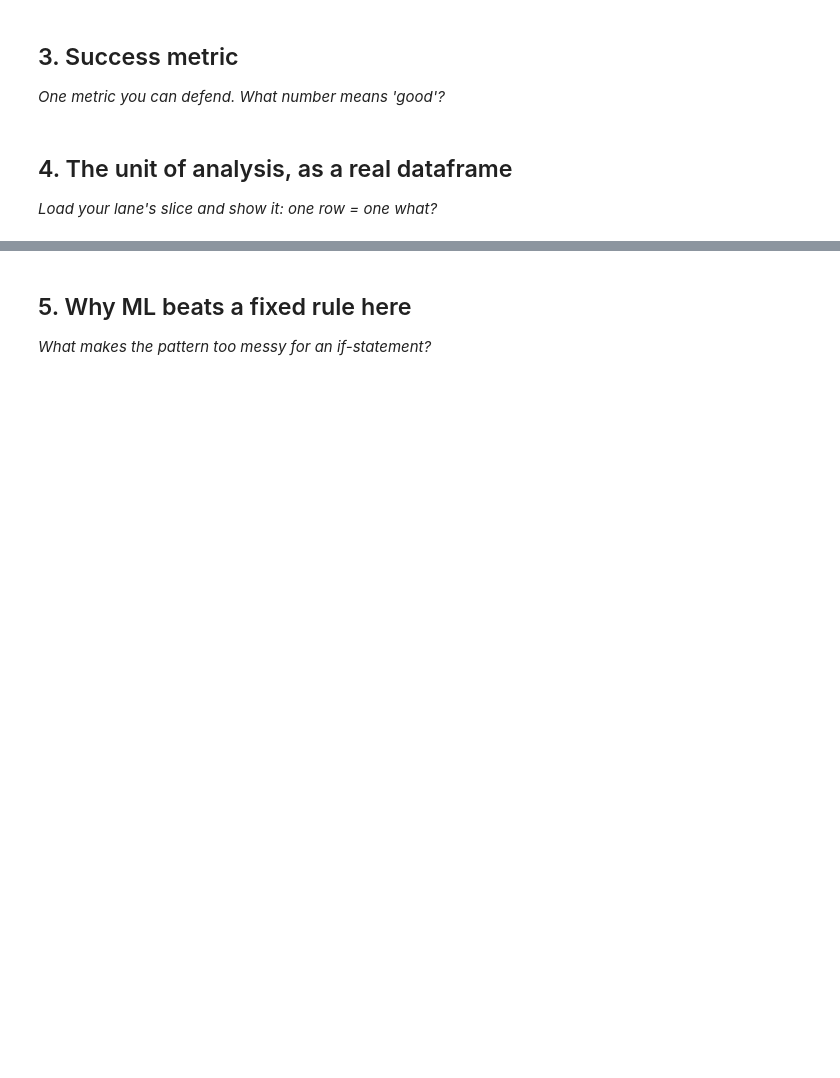
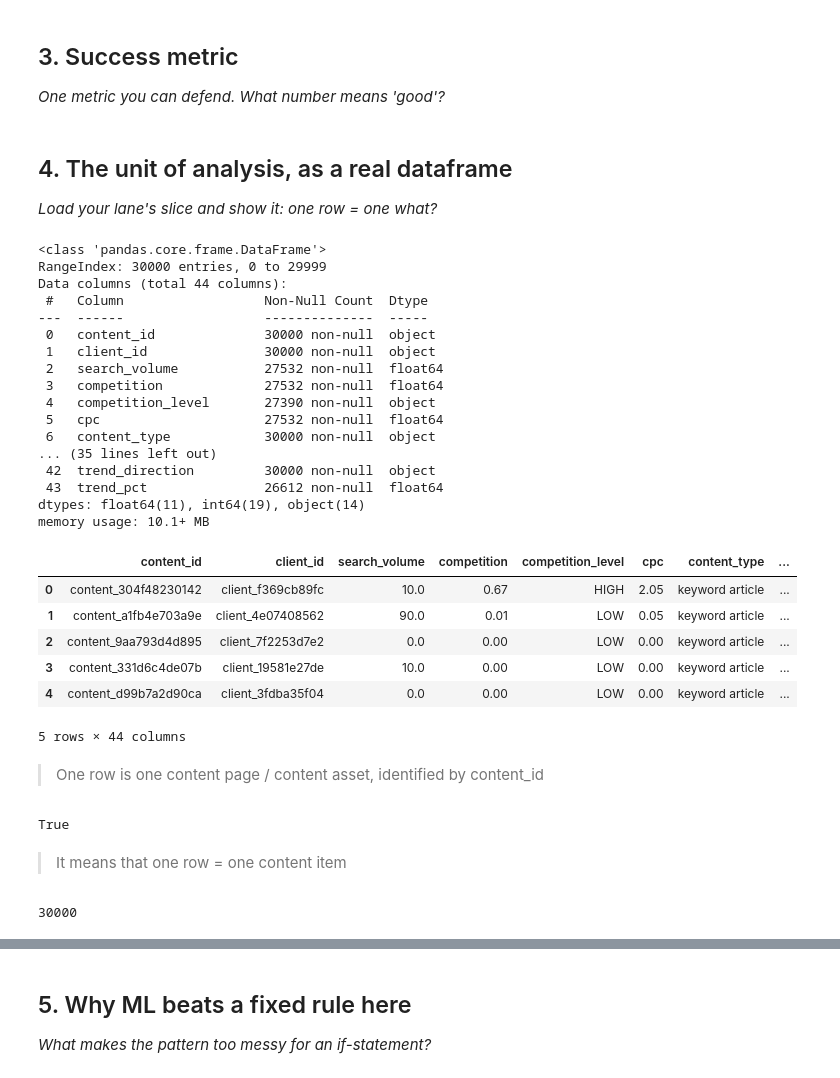
Before and after one commit to Softwareguy786/ML_INTERNSHIP_01, a Jupyter notebook: work/notebooks/w02_ml_task_framing.ipynb, the cells around one changed output, grey strips where cells are left out. Cells and saved outputs as stored; diff of their text form; code cells hidden in the pictures; blank space fills up the shorter version.

```diff
--- a/work/notebooks/w02_ml_task_framing.ipynb
+++ b/work/notebooks/w02_ml_task_framing.ipynb
@@ -34,3 +36,50 @@ This skeleton is yours to fill. Work the sections **in order** — each one has
 # %%
 # This cell is for CODE (numbers, a query, a check).
 # Write your text answer in the cell ABOVE this one — typing sentences here breaks Run All.
+
+import pandas as pd
+df = pd.read_csv('/content/content_refresh_anonymized.csv')
+df.shape
+df.info()
+df.head()
+# %% [output]
+<class 'pandas.core.frame.DataFrame'>
+RangeIndex: 30000 entries, 0 to 29999
+Data columns (total 44 columns):
+ #   Column                  Non-Null Count  Dtype
+---  ------                  --------------  -----
+ 0   content_id              30000 non-null  object
+ 1   client_id               30000 non-null  object
+ 2   search_volume           27532 non-null  float64
+ 3   competition             27532 non-null  float64
+ 4   competition_level       27390 non-null  object
+ 5   cpc                     27532 non-null  float64
+ 6   content_type            30000 non-null  object
+... (35 lines left out)
+ 42  trend_direction         30000 non-null  object
+ 43  trend_pct               26612 non-null  float64
+dtypes: float64(11), int64(19), object(14)
+memory usage: 10.1+ MB
+|  | content_id | client_id | search_volume | competition | competition_level | cpc | content_type | ... |
+| 0 | content_304f48230142 | client_f369cb89fc | 10.0 | 0.67 | HIGH | 2.05 | keyword article | ... |
+| 1 | content_a1fb4e703a9e | client_4e07408562 | 90.0 | 0.01 | LOW | 0.05 | keyword article | ... |
+| 2 | content_9aa793d4d895 | client_7f2253d7e2 | 0.0 | 0.00 | LOW | 0.00 | keyword article | ... |
+| 3 | content_331d6c4de07b | client_19581e27de | 10.0 | 0.00 | LOW | 0.00 | keyword article | ... |
+| 4 | content_d99b7a2d90ca | client_3fdba35f04 | 0.0 | 0.00 | LOW | 0.00 | keyword article | ... |
+5 rows × 44 columns
+# %% [markdown]
+
+
+> One row is one content page / content asset, identified by content_id
+# %%
+df['content_id'].is_unique
+# %% [output]
+True
+# %% [markdown]
+
+
+> It means that one row = one content item
+# %%
+df['content_id'].nunique()
+# %% [output]
+30000
```
Also changed, not shown: parts of 6 cells of this notebook.
